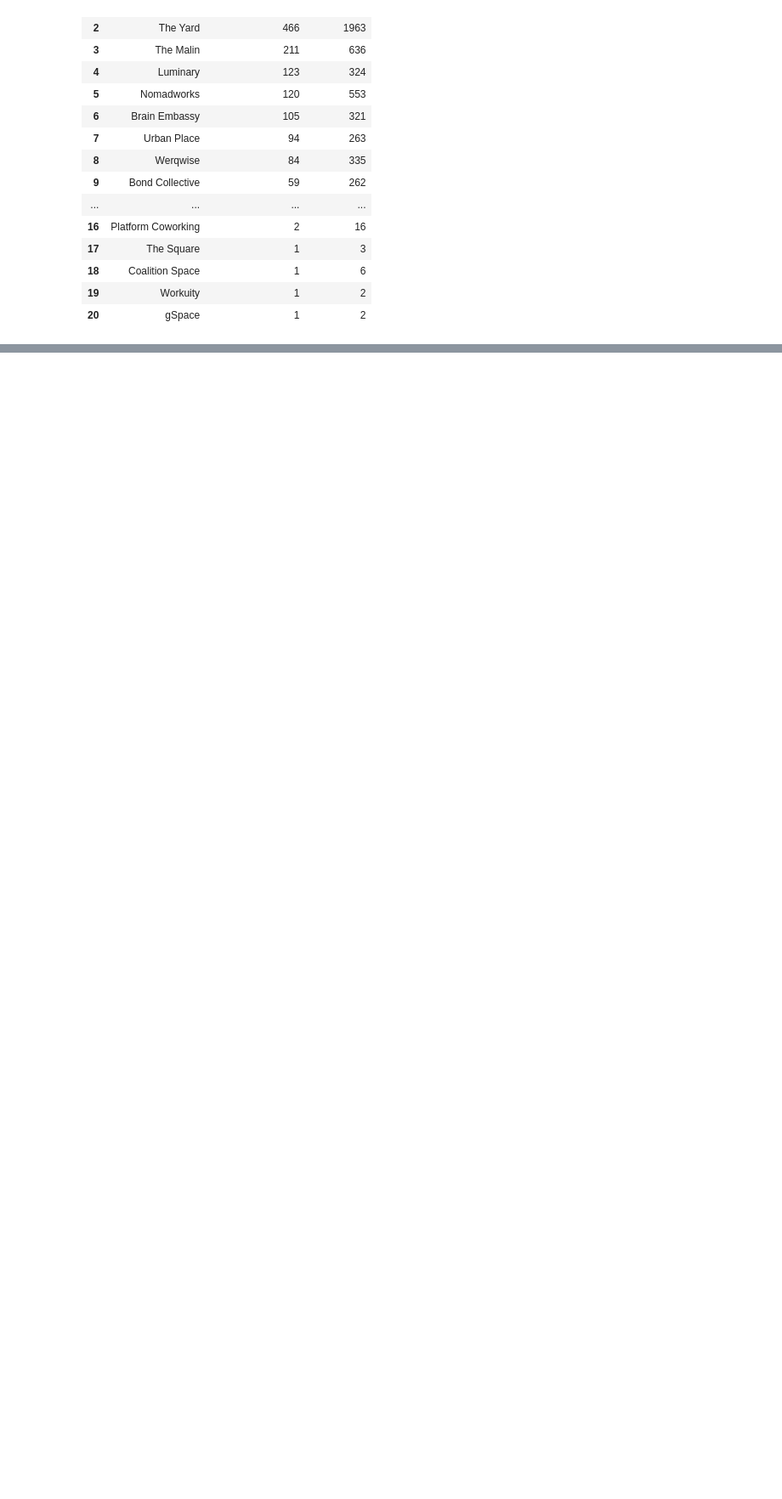
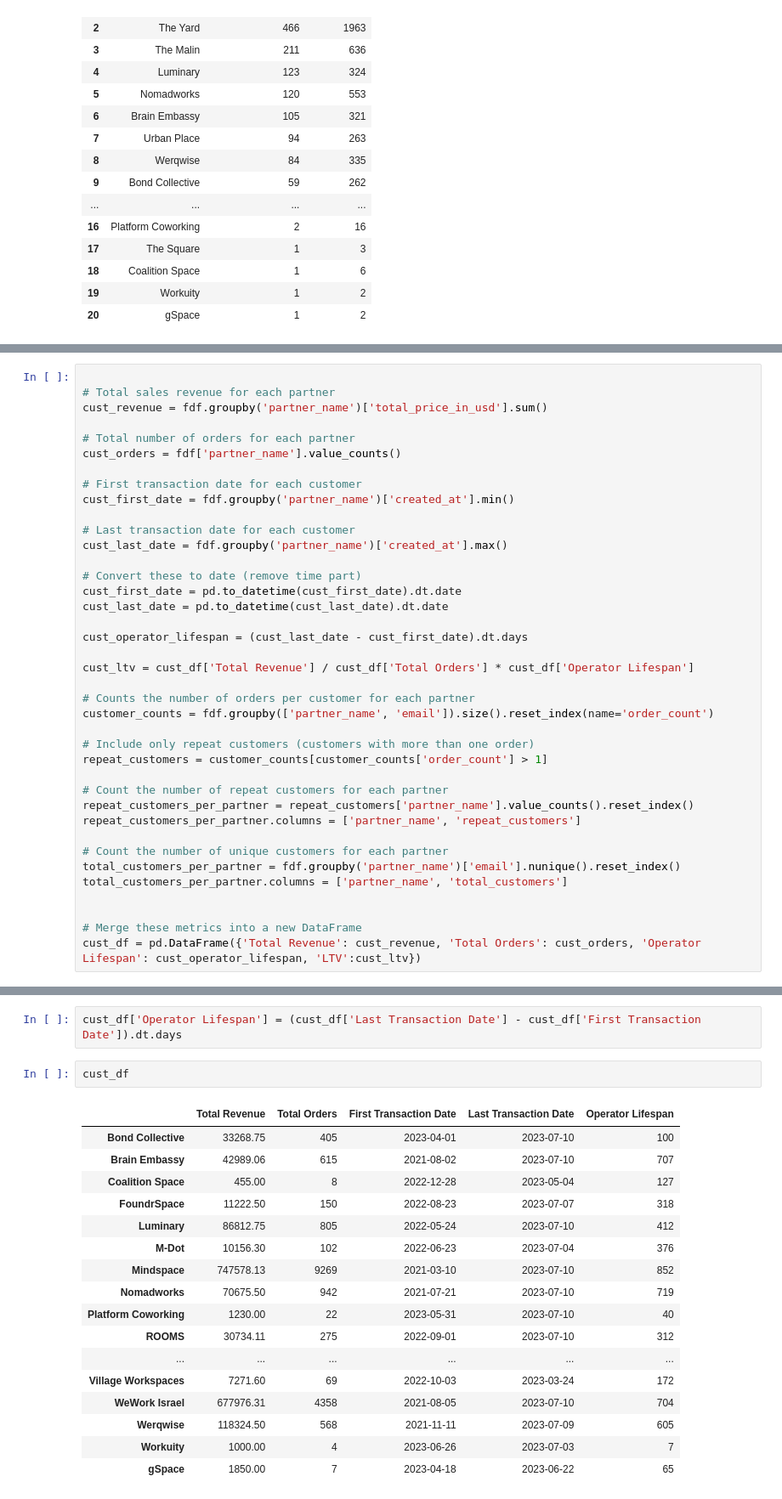
Before and after one commit to talnmizrachi/flexspace_proj, a Jupyter notebook: july_13_flexpython.ipynb, the cells around one changed output, grey strips where cells are left out. Shown at 85% size. Saved outputs shown, nothing was run; the diff lists cells and outputs as text; blank space fills up the shorter version.

```diff
--- a/july_13_flexpython.ipynb
+++ b/july_13_flexpython.ipynb
@@ -665,0 +672,39 @@ customer_df
+# %%
+
+# Total sales revenue for each partner
+cust_revenue = fdf.groupby('partner_name')['total_price_in_usd'].sum()
+
+# Total number of orders for each partner
+cust_orders = fdf['partner_name'].value_counts()
+
+# First transaction date for each customer
+cust_first_date = fdf.groupby('partner_name')['created_at'].min()
+
+# Last transaction date for each customer
+cust_last_date = fdf.groupby('partner_name')['created_at'].max()
+
+# Convert these to date (remove time part)
+cust_first_date = pd.to_datetime(cust_first_date).dt.date
+cust_last_date = pd.to_datetime(cust_last_date).dt.date
+
+cust_operator_lifespan = (cust_last_date - cust_first_date).dt.days
+
+cust_ltv = cust_df['Total Revenue'] / cust_df['Total Orders'] * cust_df['Operator Lifespan']
+
+# Counts the number of orders per customer for each partner
+customer_counts = fdf.groupby(['partner_name', 'email']).size().reset_index(name='order_count')
+
+# Include only repeat customers (customers with more than one order)
+repeat_customers = customer_counts[customer_counts['order_count'] > 1]
+
+# Count the number of repeat customers for each partner
+repeat_customers_per_partner = repeat_customers['partner_name'].value_counts().reset_index()
+repeat_customers_per_partner.columns = ['partner_name', 'repeat_customers']
+
+# Count the number of unique customers for each partner
+total_customers_per_partner = fdf.groupby('partner_name')['email'].nunique().reset_index()
+total_customers_per_partner.columns = ['partner_name', 'total_customers']
+
+
+# Merge these metrics into a new DataFrame
+cust_df = pd.DataFrame({'Total Revenue': cust_revenue, 'Total Orders': cust_orders, 'Operator Lifespan': cust_operator_lifespan, 'LTV':cust_ltv})
@@ -665,0 +731,22 @@ customer_df
+# %%
+cust_df['Operator Lifespan'] = (cust_df['Last Transaction Date'] - cust_df['First Transaction Date']).dt.days
+# %%
+cust_df
+# %% [output]
+|  | Total Revenue | Total Orders | First Transaction Date | Last Transaction Date | Operator Lifespan |
+| Bond Collective | 33268.75 | 405 | 2023-04-01 | 2023-07-10 | 100 |
+| Brain Embassy | 42989.06 | 615 | 2021-08-02 | 2023-07-10 | 707 |
+| Coalition Space | 455.00 | 8 | 2022-12-28 | 2023-05-04 | 127 |
+| FoundrSpace | 11222.50 | 150 | 2022-08-23 | 2023-07-07 | 318 |
+| Luminary | 86812.75 | 805 | 2022-05-24 | 2023-07-10 | 412 |
+| M-Dot | 10156.30 | 102 | 2022-06-23 | 2023-07-04 | 376 |
+| Mindspace | 747578.13 | 9269 | 2021-03-10 | 2023-07-10 | 852 |
+| Nomadworks | 70675.50 | 942 | 2021-07-21 | 2023-07-10 | 719 |
+| Platform Coworking | 1230.00 | 22 | 2023-05-31 | 2023-07-10 | 40 |
+| ROOMS | 30734.11 | 275 | 2022-09-01 | 2023-07-10 | 312 |
+| ... | ... | ... | ... | ... | ... |
+| Village Workspaces | 7271.60 | 69 | 2022-10-03 | 2023-03-24 | 172 |
+| WeWork Israel | 677976.31 | 4358 | 2021-08-05 | 2023-07-10 | 704 |
+| Werqwise | 118324.50 | 568 | 2021-11-11 | 2023-07-09 | 605 |
+| Workuity | 1000.00 | 4 | 2023-06-26 | 2023-07-03 | 7 |
+| gSpace | 1850.00 | 7 | 2023-04-18 | 2023-06-22 | 65 |
```
Also changed, not shown: parts of 18 cells of this notebook.
